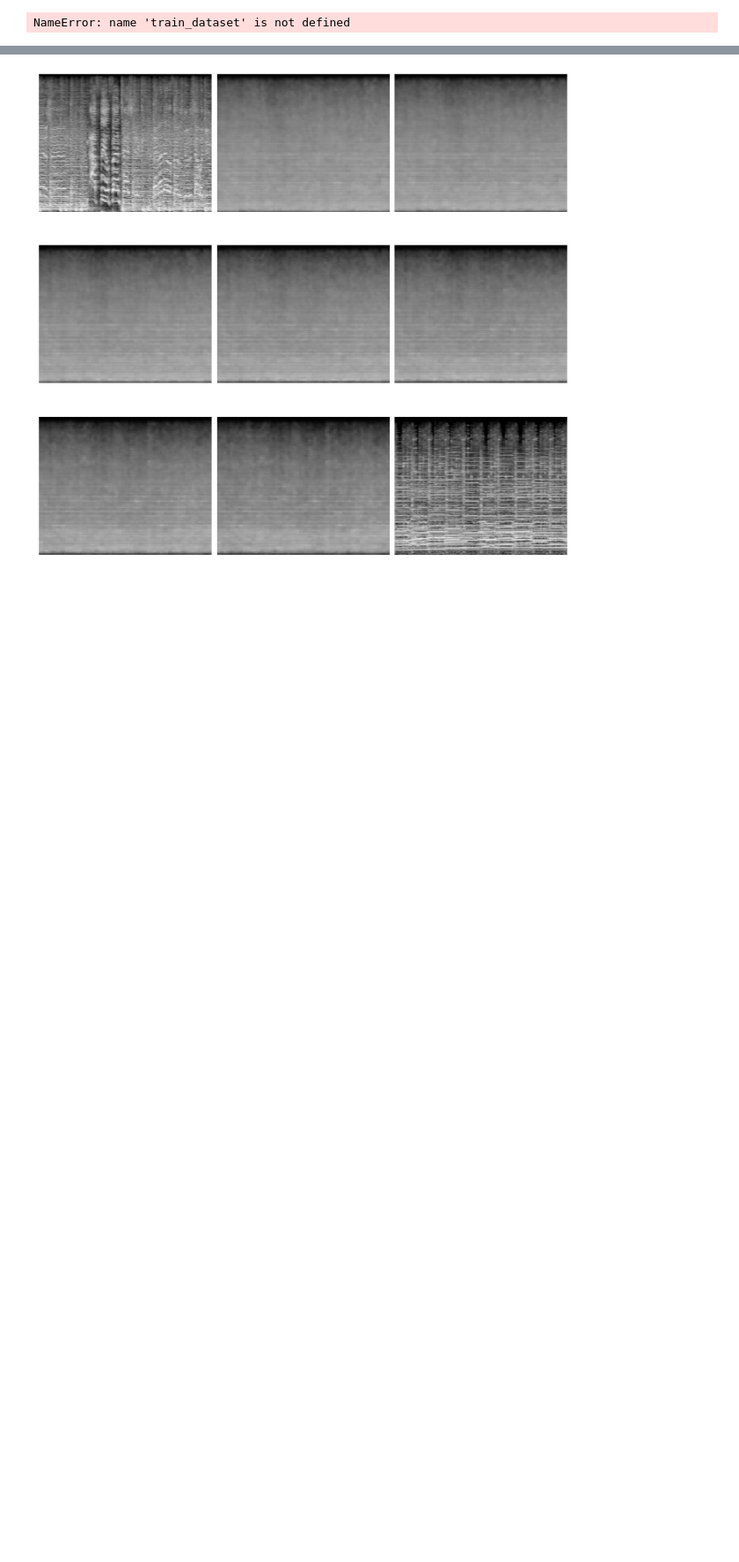
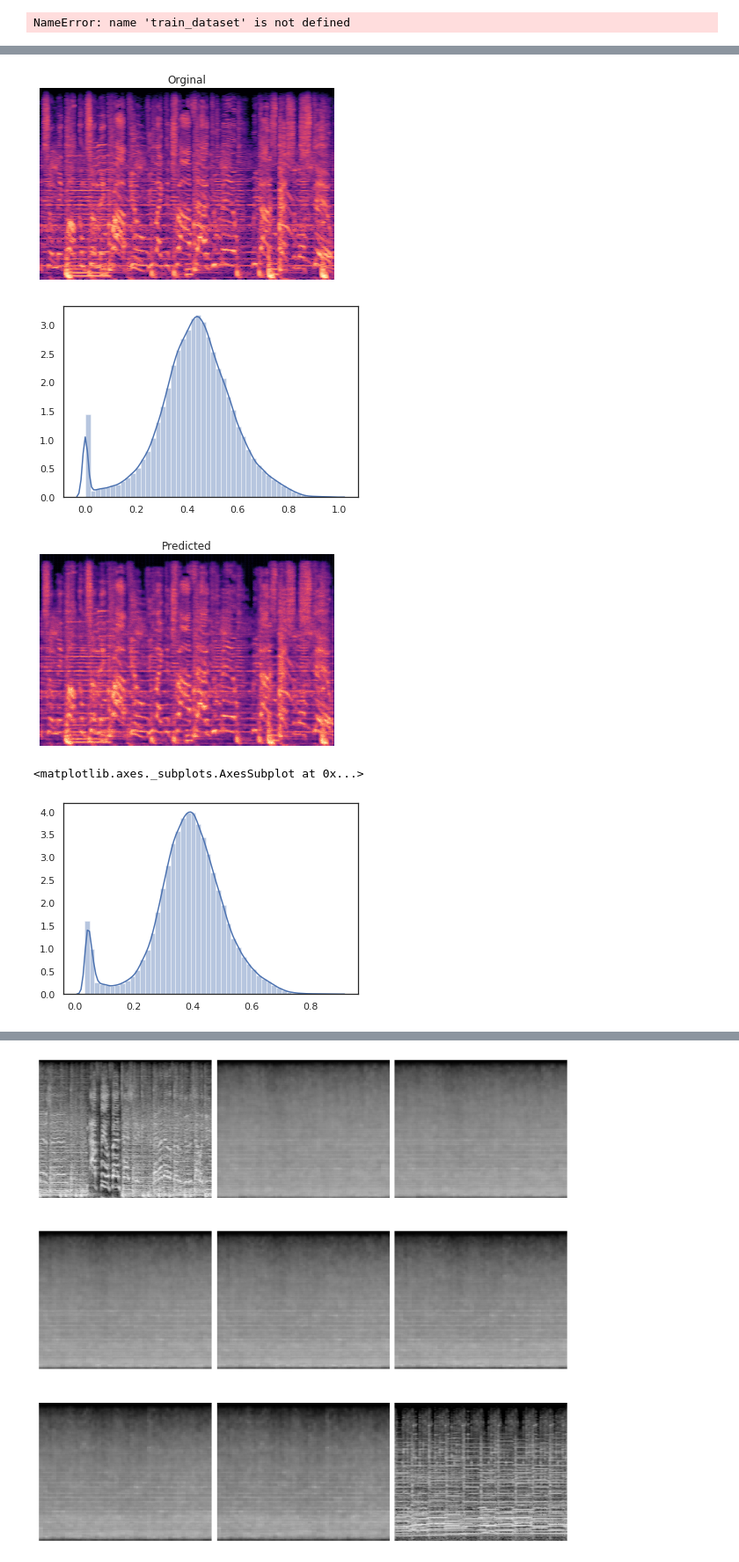
Before and after one commit to tasercake/Beatbrain, a Jupyter notebook: notebooks/generator.ipynb, the cells around one changed output, grey strips where cells are left out. Shown at 88% size. Drawn from its saved outputs; the diff is of its cells as text; code cells hidden in the pictures; blank space fills up the shorter version.

```diff
--- a/notebooks/generator.ipynb
+++ b/notebooks/generator.ipynb
@@ -14,6 +14,8 @@ from beatbrain import utils
 from IPython import display
 import seaborn as sns
 import matplotlib.pyplot as plt
+sns.set()
+sns.set_style("white")
 %matplotlib inline
 # %%
 # Input
@@ -27,6 +29,7 @@ BATCH_SIZE = 1
 LATENT_DIM = 256
 EPOCHS = 500
 NUM_CONV = 3
+LEARNING_RATE = 1e-3
 
 # Output
 EXAMPLES_TO_GENERATE = 16
@@ -42,7 +45,7 @@ for x in train_dataset:
 # %% [output]
 NameError: name 'train_dataset' is not defined
 # %%
-def build_cvae(latent_dim, input_shape, num_conv=2, batch_size=1):
+def build_cvae(latent_dim, input_shape, num_conv=2, batch_size=1, learning_rate=1e-4):
     def reparam(args):
         z_mean, z_log_var = args
         dim = tf.keras.backend.int_shape(z_mean)[1]
@@ -102,28 +105,18 @@ def build_cvae(latent_dim, input_shape, num_conv=2, batch_size=1):
     outputs = decoder(encoder(encoder_input)[2])
     model = tf.keras.Model(encoder_input, outputs, name="VAE")
 
-    # OLD LOSS
     assert (encoder_input.shape == outputs.shape)
-#     flat_input = tf.keras.backend.batch_flatten(encoder_input)
-#     with tf.name_scope('somethingelse'):
-#         flat_output = tf.keras.backend.batch_flatten(outputs)
-#     print(flat_input.shape)
-#     reconstruction_loss = tf.nn.sigmoid_cross_entropy_with_logits(flat_input, flat_output)
-#     reconstruction_loss *= input_shape[0] * input_shape[1]  # Multiply by image size
-#     kl_loss = 1 + z_log_var - z_mean**2 - tf.exp(z_log_var)  #
-#     kl_loss = tf.reduce_sum(kl_loss, axis=-1)
-#     kl_loss *= -0.5
-#     kl_loss = tf.reshape(kl_loss, (batch_size, 1))
-
-    reconstruction_loss = tf.nn.sigmoid_cross_entropy_with_logits(logits=encoder_input, labels=outputs)
-    reconstruction_loss = tf.reduce_sum(reconstruction_loss, axis=[1, 2, 3])
+#     reconstruction_loss = tf.nn.sigmoid_cross_entropy_with_logits(logits=encoder_input, labels=outputs)
+#     reconstruction_loss = tf.reduce_sum(reconstruction_loss, axis=[1, 2, 3])
+    reconstruction_loss = tf.losses.mse(encoder_input, outputs)
+    reconstruction_loss = tf.reduce_sum(reconstruction_loss, axis=[1, 2])
     log2pi = tf.math.log(2. * np.pi)
     logpz = log_normal_pdf(z, 0., 0.)
     logqz_x = log_normal_pdf(z, z_mean, z_log_var)
     kl_loss = logqz_x - logpz
     vae_loss = tf.reduce_mean(reconstruction_loss + kl_loss)
 
-    # NEW LOSS
+    # TF CVAE LOSS
 #     mean, logvar = encoder(x)
 #     z = reparameterize(mean, logvar)
 #     x_logit = decoder(z)
@@ -134,8 +127,7 @@ def build_cvae(latent_dim, input_shape, num_conv=2, batch_size=1):
 #     return -tf.reduce_mean(logpx_z + logpz - logqz_x)
 
     model.add_loss(vae_loss)
-    model.compile(optimizer=tf.keras.optimizers.Adam(1e-4))
-
+    model.compile(optimizer=tf.keras.optimizers.Adam(learning_rate))
     return model, encoder, decoder
 
 
@@ -192,7 +184,7 @@ def compute_apply_gradients(model, encoder, decoder, x, optimizer):
 # keeping the random vector constant for generation (prediction) so
 # it will be easier to see the improvement.
 random_vector_for_generation = tf.random.normal(shape=[EXAMPLES_TO_GENERATE, LATENT_DIM])
-model, encoder, decoder = build_cvae(LATENT_DIM, IMAGE_DIMS, num_conv=NUM_CONV, batch_size=BATCH_SIZE)
+model, encoder, decoder = build_cvae(LATENT_DIM, IMAGE_DIMS, num_conv=NUM_CONV, batch_size=BATCH_SIZE, learning_rate=LEARNING_RATE)
 model.summary()
 # %% [output]
 WARNING:tensorflow:Output Decoder missing from loss dictionary. We assume this was done on purpose. The fit and evaluate APIs will not be expecting any data to be passed to Decoder.
@@ -214,0 +231,14 @@ ________________________________________________________________________________
+# %%
+beatbrain.display.show_spec(utils.denormalize_spectrogram(train_dataset[0,...,0]), title="Orginal")
+plt.show()
+sns.distplot(train_dataset.flatten())
+plt.show()
+beatbrain.display.show_spec(utils.denormalize_spectrogram(model(train_dataset)[0,...,0].numpy()), title="Predicted")
+plt.show()
+sns.distplot(model(train_dataset).numpy().flatten())
+# %% [output]
+[figure, added]
+[figure, added]
+[figure, added]
+<matplotlib.axes._subplots.AxesSubplot at 0x...>
+[figure, added]
```
Also changed, not shown: parts of 8 cells of this notebook.
